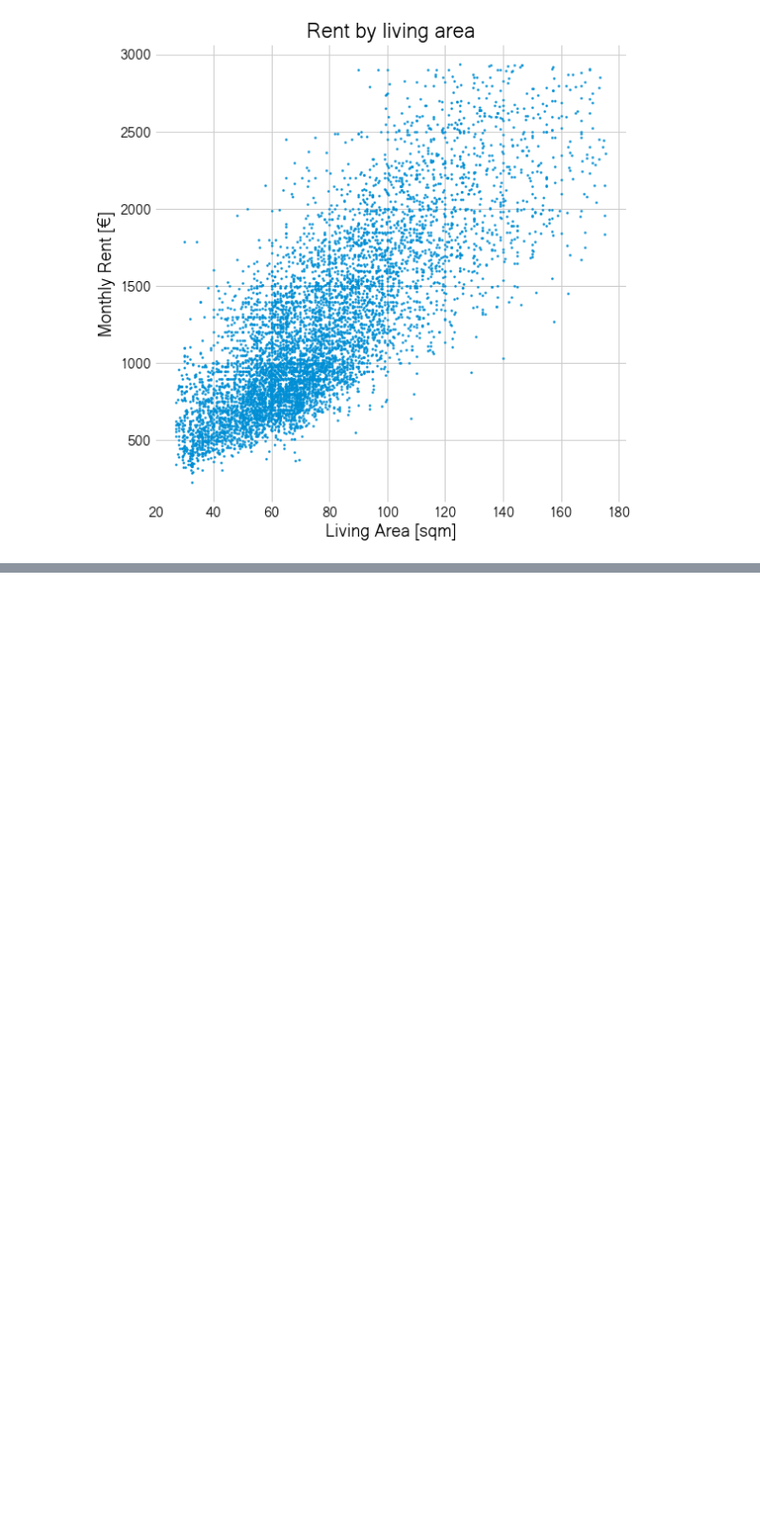
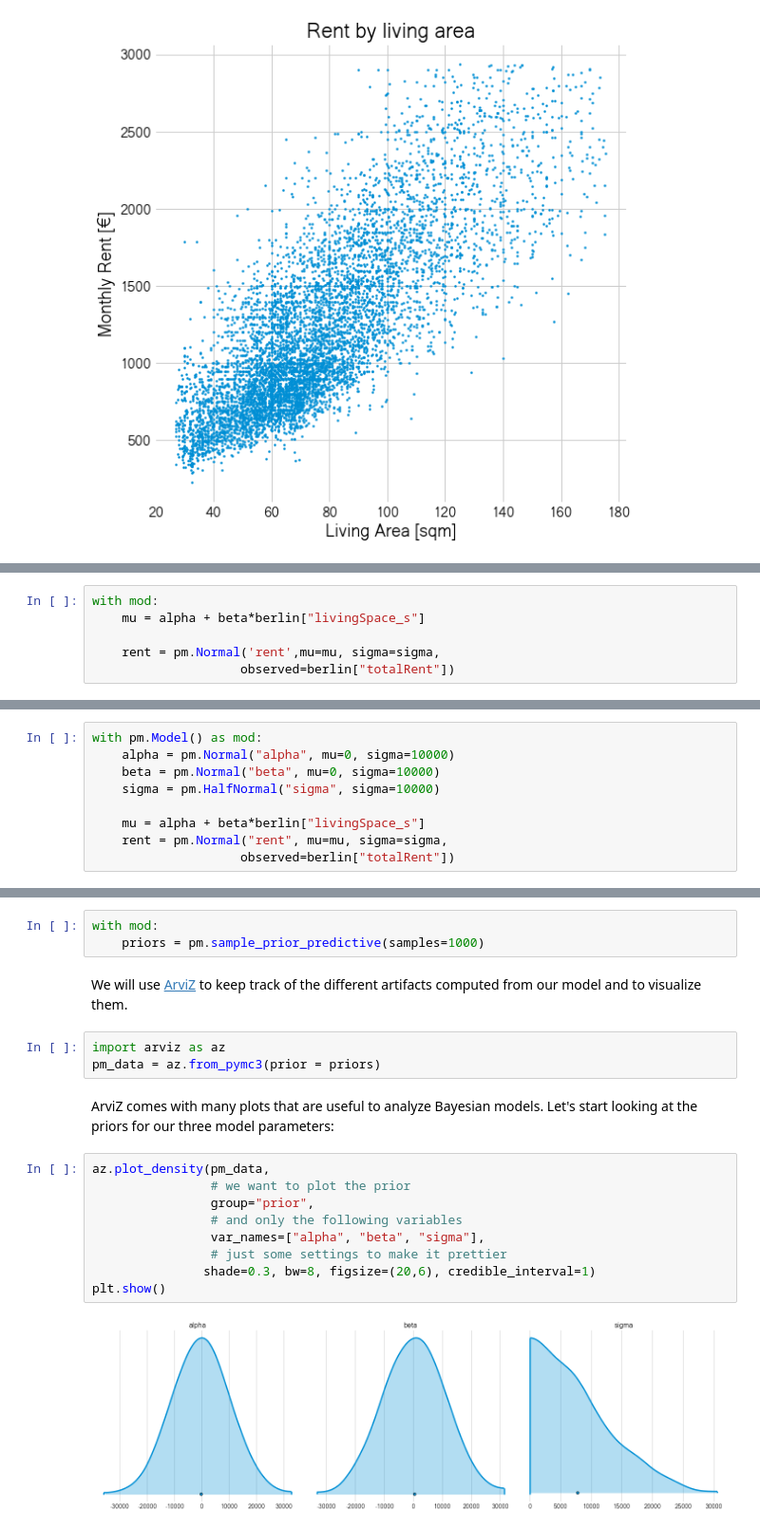
Before and after one commit to corriebar/PyLadies-Bayesian-Tutorial, a Jupyter notebook: notebooks/2_Starting_simple.ipynb, the cells around one changed output, grey strips where cells are left out. Shown at 95% size. Drawn from its saved outputs; the diff is of its cells as text; blank space fills up the shorter version.

Commit message:
Prior section

```diff
--- a/notebooks/2_Starting_simple.ipynb
+++ b/notebooks/2_Starting_simple.ipynb
@@ -100,0 +202,6 @@ plt.show()
+# %%
+with mod:
+    mu = alpha + beta*berlin["livingSpace_s"]
+
+    rent = pm.Normal('rent',mu=mu, sigma=sigma,
+                    observed=berlin["totalRent"])
@@ -100,0 +213,9 @@ plt.show()
+# %%
+with pm.Model() as mod:
+    alpha = pm.Normal("alpha", mu=0, sigma=10000)
+    beta = pm.Normal("beta", mu=0, sigma=10000)
+    sigma = pm.HalfNormal("sigma", sigma=10000)
+
+    mu = alpha + beta*berlin["livingSpace_s"]
+    rent = pm.Normal("rent", mu=mu, sigma=sigma,
+                    observed=berlin["totalRent"])
@@ -100,0 +230,22 @@ plt.show()
+# %%
+with mod:
+    priors = pm.sample_prior_predictive(samples=1000)
+# %% [markdown]
+We will use [ArviZ](https://arviz-devs.github.io/arviz/) to keep track of the different artifacts computed from our model and to visualize them.
+# %%
+import arviz as az
+pm_data = az.from_pymc3(prior = priors)
+# %% [markdown]
+ArviZ comes with many plots that are useful to analyze Bayesian models.
+Let's start looking at the priors for our three model parameters:
+# %%
+az.plot_density(pm_data,
+                # we want to plot the prior
+                group="prior",
+                # and only the following variables
+                var_names=["alpha", "beta", "sigma"],
+                # just some settings to make it prettier
+               shade=0.3, bw=8, figsize=(20,6), credible_interval=1)
+plt.show()
+# %% [output]
+[figure, added]
```
Also changed, not shown: parts of 34 cells of this notebook, 3 other files.
